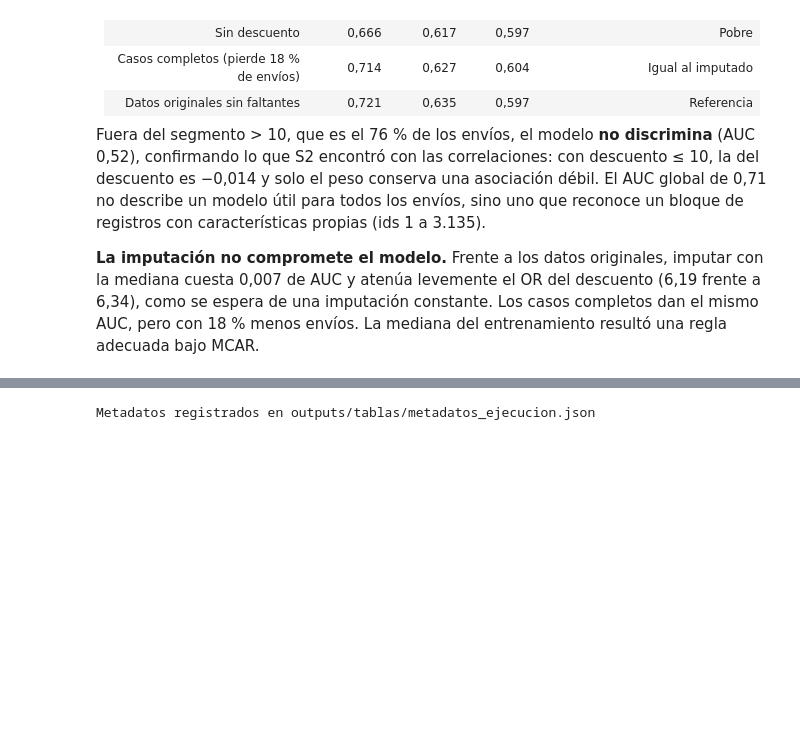
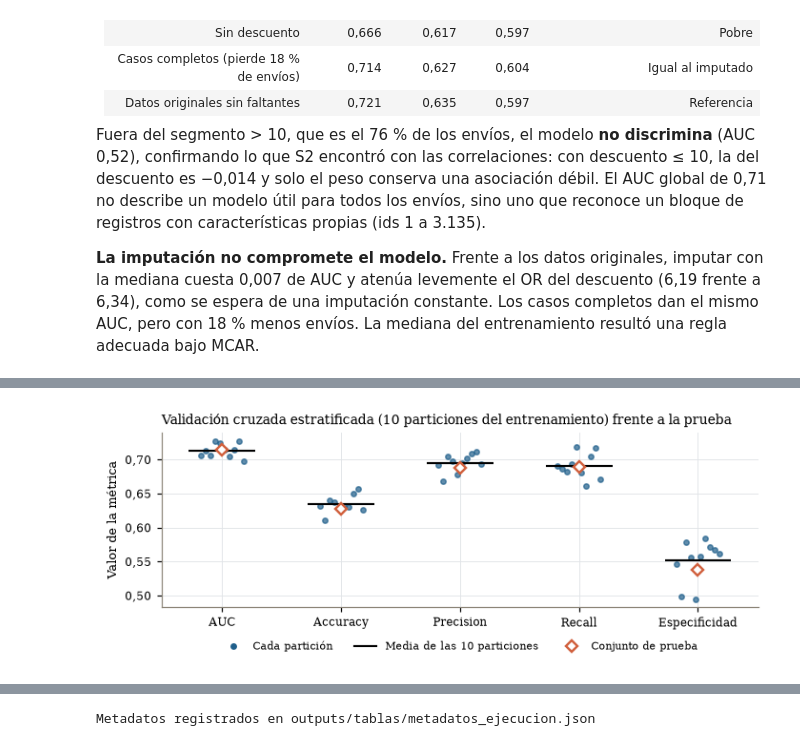
Before and after one commit to joserodriguezc/grupo_1_estadistica_computacional, a Jupyter notebook: formativa_2/notebooks/formativa_2_grupo1.ipynb, the cells around one changed output, grey strips where cells are left out. Drawn from its saved outputs; the diff is of its cells as text; code cells hidden in the pictures; blank space fills up the shorter version.

```diff
--- a/formativa_2/notebooks/formativa_2_grupo1.ipynb
+++ b/formativa_2/notebooks/formativa_2_grupo1.ipynb
@@ -702,0 +804,19 @@ Fuera del segmento > 10, que es el 76 % de los envíos, el modelo **no discrimin
+# %%
+from sklearn.metrics import make_scorer
+from sklearn.model_selection import cross_validate
+
+flujo = make_pipeline(SimpleImputer(strategy='median'), StandardScaler(), LogisticRegression(C=np.inf, max_iter=1_000))
+METRICAS_CV = {'auc': 'roc_auc', 'accuracy': 'accuracy', 'precision': 'precision', 'recall': 'recall',
+               'especificidad': make_scorer(recall_score, pos_label=0)}
+cv_res = cross_validate(flujo, X_train, y_train, cv=CV10, scoring=METRICAS_CV)
+por_fold = pd.DataFrame({m: cv_res[f'test_{m}'] for m in METRICAS_CV}, index=pd.RangeIndex(1, 11, name='fold'))
+tasas_fold = [y_train.iloc[val].mean() for _, val in CV10.split(X_train, y_train)]
+assert max(abs(t - y_train.mean()) for t in tasas_fold) < 0.01, 'Las particiones deben conservar la tasa de atraso.'
+en_prueba = {'auc': auc, **{m: tabla_metricas.loc[m, 'modelo (umbral 0,5)'] for m in METRICAS_CV if m != 'auc'}}
+resumen_cv = pd.DataFrame({'media': por_fold.mean(), 'de': por_fold.std(ddof=1), 'minimo': por_fold.min(),
+                           'maximo': por_fold.max(), 'prueba': pd.Series(en_prueba)})
+resumen_cv['prueba_dentro_del_rango'] = resumen_cv['prueba'].between(resumen_cv['minimo'], resumen_cv['maximo'])
+assert resumen_cv.loc['auc', 'prueba_dentro_del_rango'], 'El AUC de prueba debería caer en el rango de las particiones.'
+por_fold.to_csv(TABLAS / 'validacion_cruzada_por_fold.csv')
+resumen_cv.to_csv(TABLAS / 'validacion_cruzada_resumen.csv')
+display(resumen_cv.round(4))
@@ -702,0 +830,18 @@ Fuera del segmento > 10, que es el 76 % de los envíos, el modelo **no discrimin
+# %%
+fig, ax = plt.subplots(figsize=(ANCHO, 2.4))
+for j, m in enumerate(METRICAS_CV):
+    x = j + np.linspace(-0.18, 0.18, len(por_fold))
+    ax.plot(x, por_fold[m], 'o', color=AZUL, ms=3.5, alpha=0.7)
+    ax.hlines(resumen_cv.loc[m, 'media'], j - 0.28, j + 0.28, color='black', lw=1.4)
+    ax.plot(j, resumen_cv.loc[m, 'prueba'], 'D', color=TERRA, ms=6, mfc='white', mew=1.6)
+ax.set_xticks(range(len(METRICAS_CV)), ['AUC', 'Accuracy', 'Precision', 'Recall', 'Especificidad'])
+ax.yaxis.set_major_formatter(FuncFormatter(lambda v, _: num(v, 2)))
+ax.set_ylabel('Valor de la métrica')
+ax.set_title('Validación cruzada estratificada (10 particiones del entrenamiento) frente a la prueba')
+ax.legend([Line2D([], [], color=AZUL, marker='o', ls='', ms=3.5), Line2D([], [], color='black', lw=1.4),
+           Line2D([], [], color=TERRA, marker='D', ls='', ms=6, mfc='white', mew=1.6)],
+          ['Cada partición', 'Media de las 10 particiones', 'Conjunto de prueba'], loc='upper center',
+          bbox_to_anchor=(0.5, -0.14), fontsize=7.5, ncol=3)
+guardar('fig_4_validacion_cruzada', fig)
+# %% [output]
+[figure, added]
```
Also changed, not shown: parts of 12 cells of this notebook, 12 other files.
